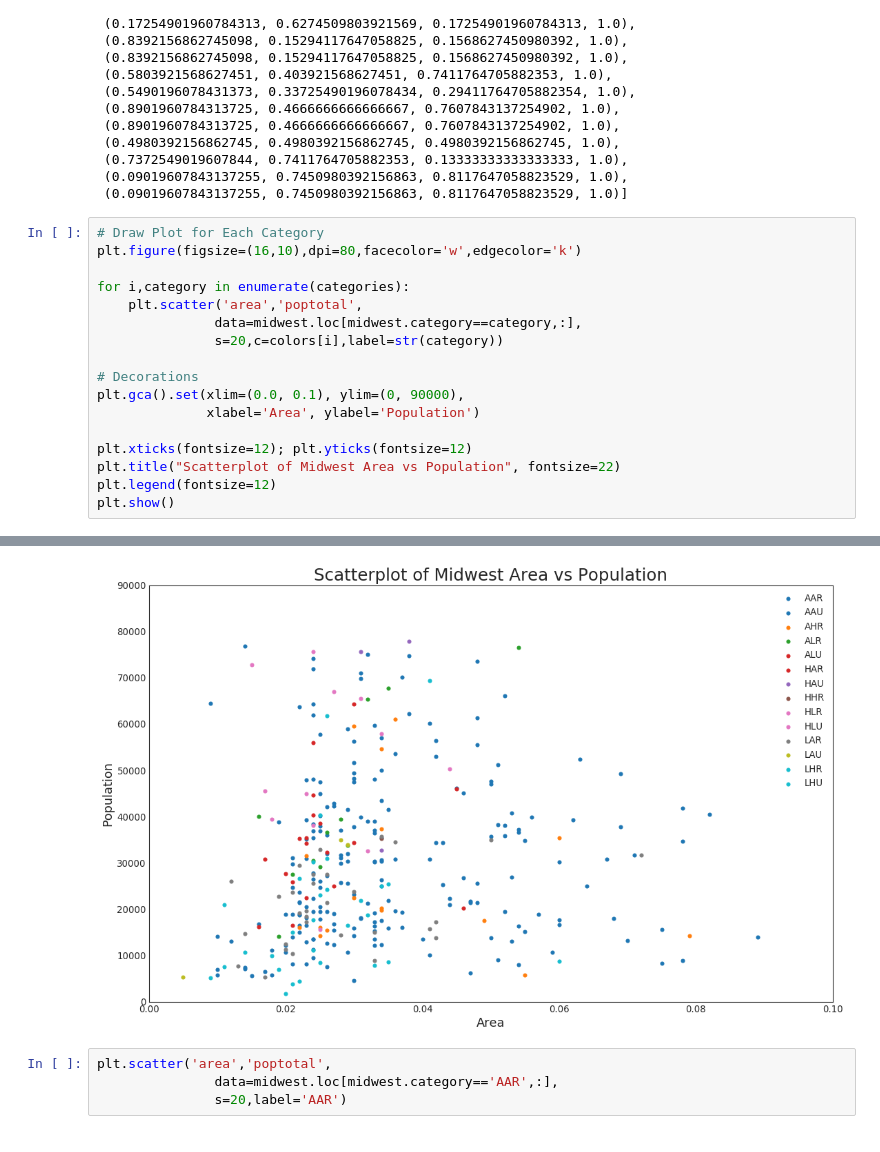
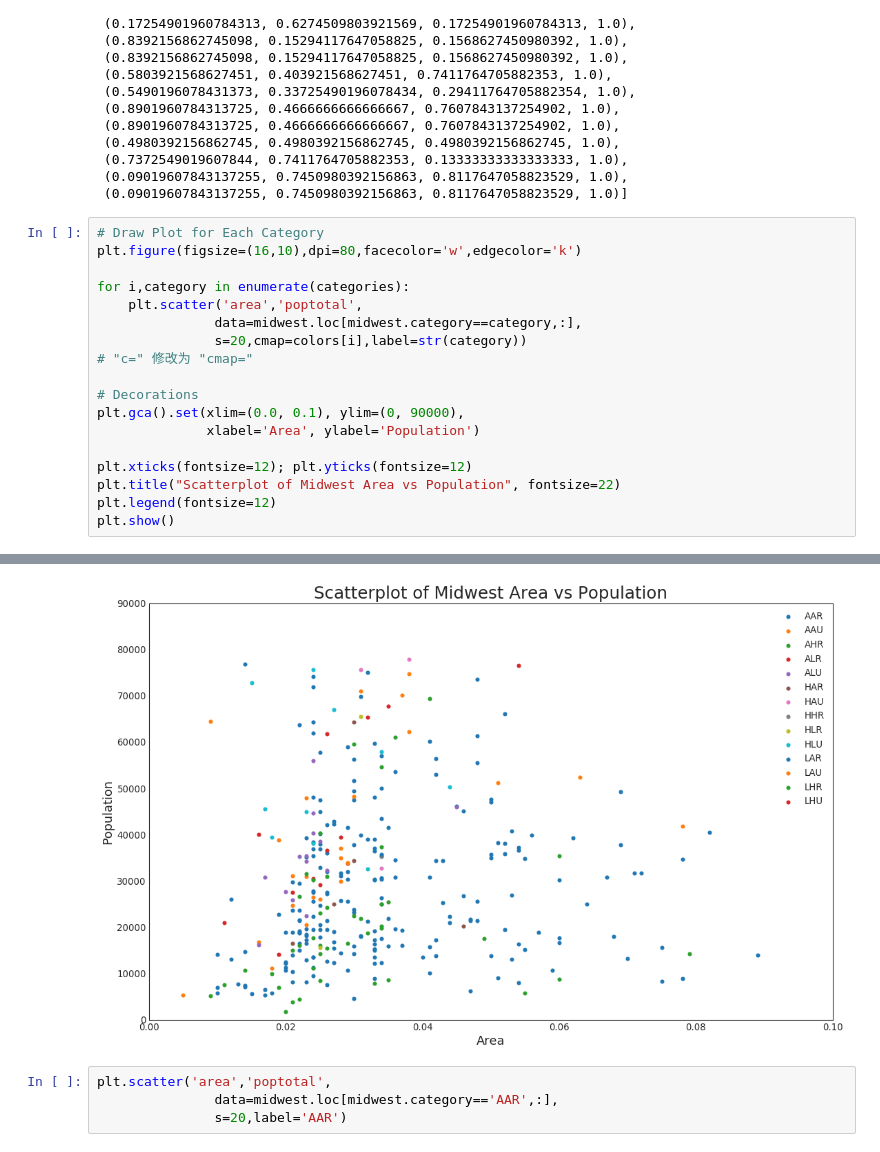
Before and after one commit to usstroot/notebook, a Jupyter notebook: Matplotlib/1_Plot_Correlation.ipynb, the cells around one changed output, grey strips where cells are left out. Drawn from its saved outputs; the diff is of its cells as text.

Commit message:
plot

```diff
--- a/Matplotlib/1_Plot_Correlation.ipynb
+++ b/Matplotlib/1_Plot_Correlation.ipynb
@@ -116,7 +116,8 @@ plt.figure(figsize=(16,10),dpi=80,facecolor='w',edgecolor='k')
 for i,category in enumerate(categories):
     plt.scatter('area','poptotal',
                data=midwest.loc[midwest.category==category,:],
-               s=20,c=colors[i],label=str(category))
+               s=20,cmap=colors[i],label=str(category))
+# "c=" 修改为 "cmap="
 
 # Decorations
 plt.gca().set(xlim=(0.0, 0.1), ylim=(0, 90000),
@@ -144,4 +131,4 @@ plt.show()
-[figure, old version]
+[figure, new version]
 # %%
 plt.scatter('area','poptotal',
                data=midwest.loc[midwest.category=='AAR',:],
```
Also changed, not shown: parts of 3 cells of this notebook.
